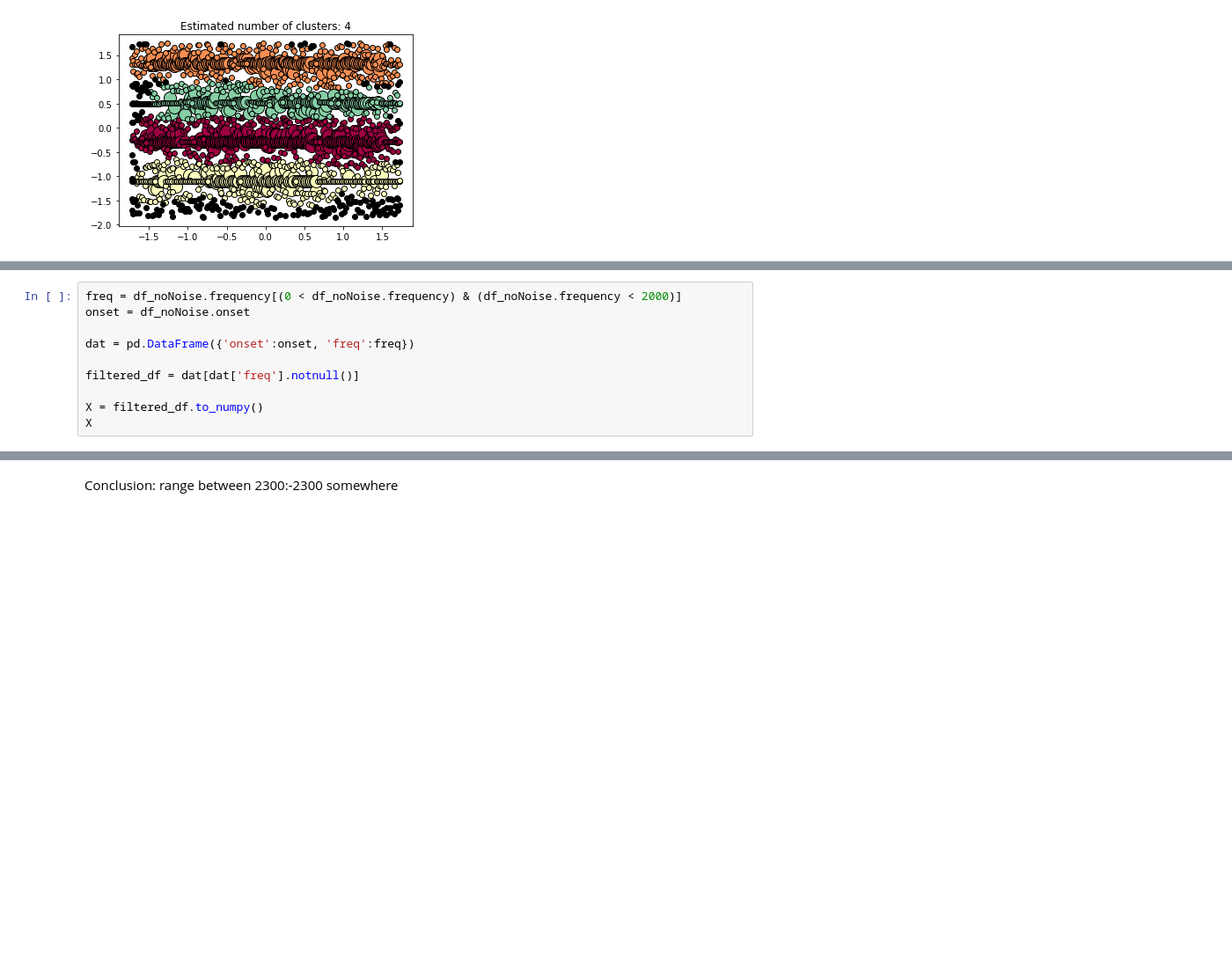
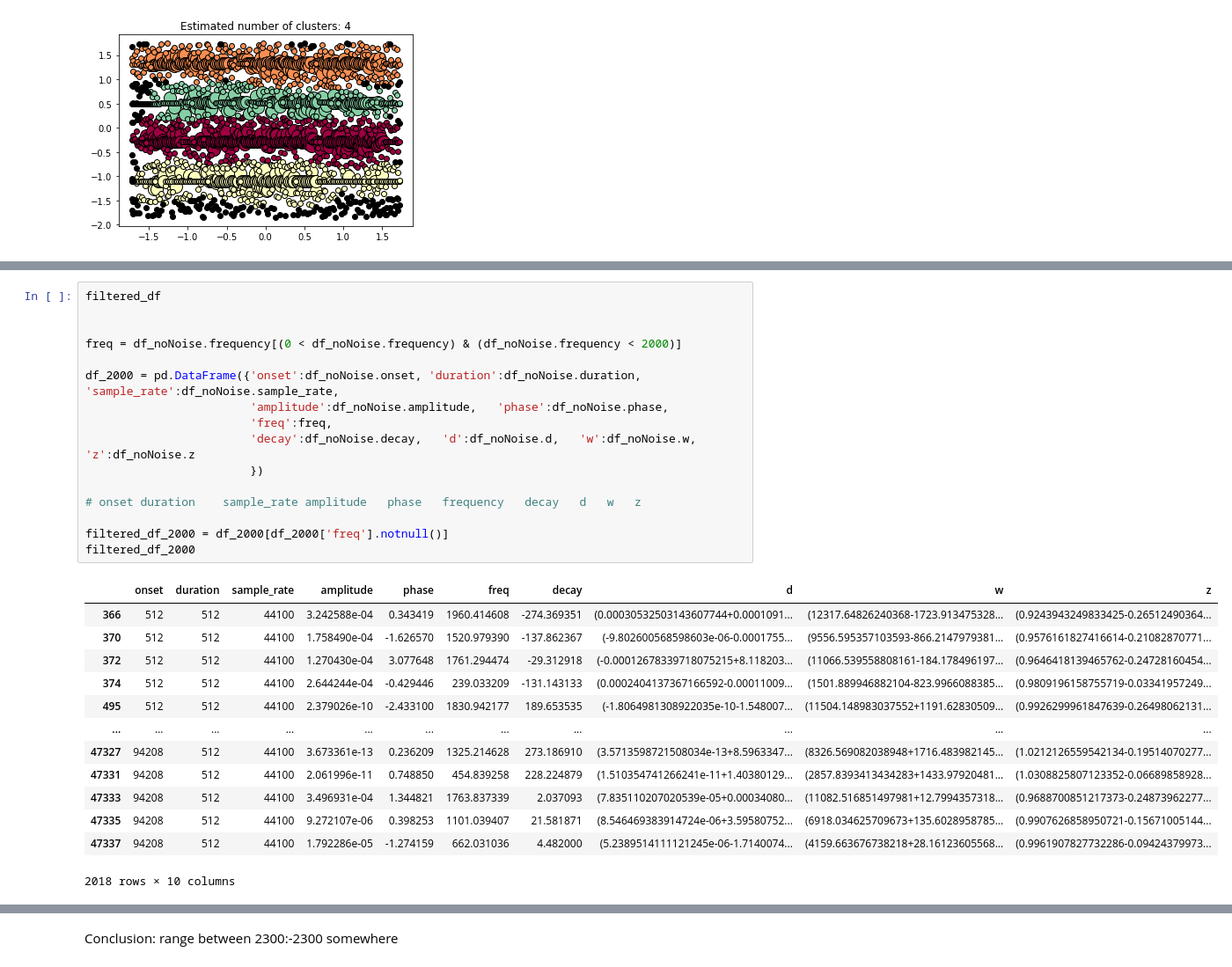
Before and after one commit to anastasiakrouglova/Master-Thesis, a Jupyter notebook: PlinearRegression.ipynb, the cells around one changed output, grey strips where cells are left out. Shown: that part at 88% size. Cells and saved outputs as stored; diff of their text form; blank space fills up the shorter version.

```diff
--- a/PlinearRegression.ipynb
+++ b/PlinearRegression.ipynb
@@ -261,10 +279,0 @@ Text(0.5, 1.0, 'Density Plot - onset')
-# %%
-freq = df_noNoise.frequency[(0 < df_noNoise.frequency) & (df_noNoise.frequency < 2000)]
-onset = df_noNoise.onset
-
-dat = pd.DataFrame({'onset':onset, 'freq':freq})
-
-filtered_df = dat[dat['freq'].notnull()]
-
-X = filtered_df.to_numpy()
-X
@@ -348,0 +287,30 @@ plt.show()
+# %%
+filtered_df
+
+
+freq = df_noNoise.frequency[(0 < df_noNoise.frequency) & (df_noNoise.frequency < 2000)]
+
+df_2000 = pd.DataFrame({'onset':df_noNoise.onset, 'duration':df_noNoise.duration, 'sample_rate':df_noNoise.sample_rate,
+                        'amplitude':df_noNoise.amplitude,	'phase':df_noNoise.phase,
+                        'freq':freq,
+                        'decay':df_noNoise.decay,	'd':df_noNoise.d,	'w':df_noNoise.w,	'z':df_noNoise.z
+                        })
+
+# onset	duration	sample_rate	amplitude	phase	frequency	decay	d	w	z
+
+filtered_df_2000 = df_2000[df_2000['freq'].notnull()]
+filtered_df_2000
+# %% [output]
+|  | onset | duration | sample_rate | amplitude | phase | freq | decay | d | w | z |
+| 366 | 512 | 512 | 44100 | 3.242588e-04 | 0.343419 | 1960.414608 | -274.369351 | (0.00030532503143607744+0.0001091... | (12317.64826240368-1723.913475328... | (0.9243943249833425-0.26512490364... |
+| 370 | 512 | 512 | 44100 | 1.758490e-04 | -1.626570 | 1520.979390 | -137.862367 | (-9.802600568598603e-06-0.0001755... | (9556.595357103593-866.2147979381... | (0.9576161827416614-0.21082870771... |
+| 372 | 512 | 512 | 44100 | 1.270430e-04 | 3.077648 | 1761.294474 | -29.312918 | (-0.00012678339718075215+8.118203... | (11066.539558808161-184.178496197... | (0.9646418139465762-0.24728160454... |
+| 374 | 512 | 512 | 44100 | 2.644244e-04 | -0.429446 | 239.033209 | -131.143133 | (0.0002404137367166592-0.00011009... | (1501.889946882104-823.9966088385... | (0.9809196158755719-0.03341957249... |
+| 495 | 512 | 512 | 44100 | 2.379026e-10 | -2.433100 | 1830.942177 | 189.653535 | (-1.8064981308922035e-10-1.548007... | (11504.148983037552+1191.62830509... | (0.9926299961847639-0.26498062131... |
+| ... | ... | ... | ... | ... | ... | ... | ... | ... | ... | ... |
+| 47327 | 94208 | 512 | 44100 | 3.673361e-13 | 0.236209 | 1325.214628 | 273.186910 | (3.5713598721508034e-13+8.5963347... | (8326.569082038948+1716.483982145... | (1.0212126559542134-0.19514070277... |
+| 47331 | 94208 | 512 | 44100 | 2.061996e-11 | 0.748850 | 454.839258 | 228.224879 | (1.510354741266241e-11+1.40380129... | (2857.8393413434283+1433.97920481... | (1.0308825807123352-0.06689858928... |
+| 47333 | 94208 | 512 | 44100 | 3.496931e-04 | 1.344821 | 1763.837339 | 2.037093 | (7.835110207020539e-05+0.00034080... | (11082.516851497981+12.7994357318... | (0.9688700851217373-0.24873962277... |
+| 47335 | 94208 | 512 | 44100 | 9.272107e-06 | 0.398253 | 1101.039407 | 21.581871 | (8.546469383914724e-06+3.59580752... | (6918.034625709673+135.6028958785... | (0.9907626858950721-0.15671005144... |
+| 47337 | 94208 | 512 | 44100 | 1.792286e-05 | -1.274159 | 662.031036 | 4.482000 | (5.2389514111121245e-06-1.7140074... | (4159.663676738218+28.16123605568... | (0.9961907827732286-0.09424379973... |
+2018 rows × 10 columns
```
Also changed, not shown: parts of 17 cells of this notebook, 5 other files.
